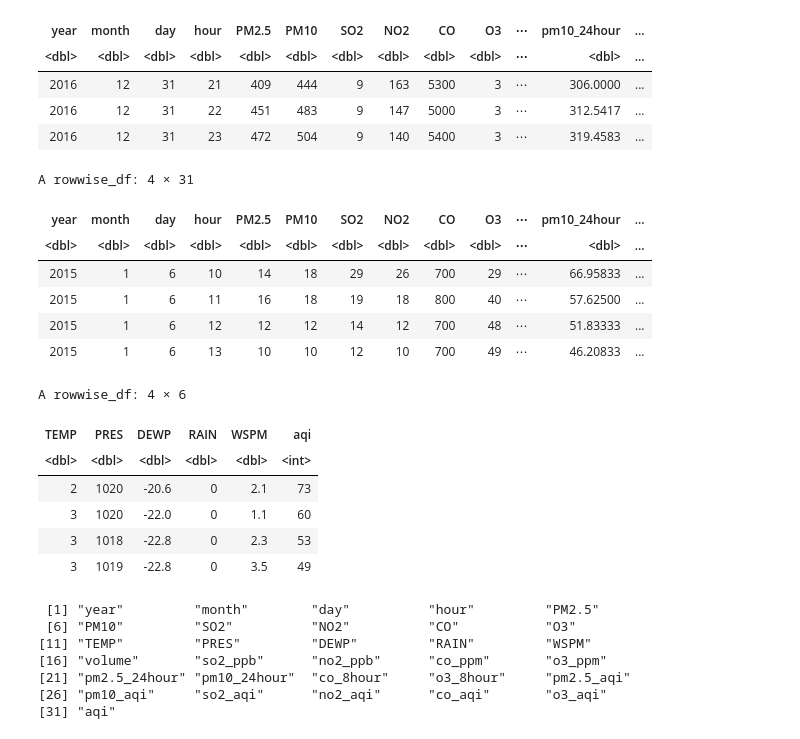
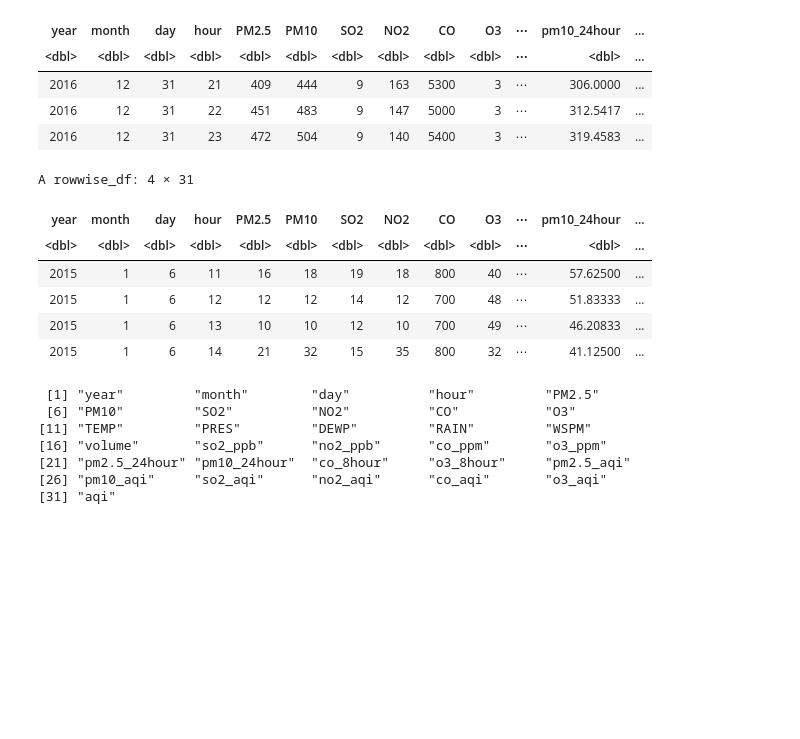
Before and after one commit to DonkeyBlaster/dsci-100-2023w1-group43, a Jupyter notebook: Report.ipynb, the cells around one changed output. Cells and saved outputs as stored; diff of their text form; code cells hidden in the pictures; blank space fills up the shorter version.

```diff
--- a/Report.ipynb
+++ b/Report.ipynb
@@ -199,26 +199,17 @@ A rowwise_df: 3 × 31
 # %%
 # Retrieve training and testing splits
 aqd_split <- initial_split(air_quality_data, prop = 0.75, strata = aqi)
 aqd_train <- training(aqd_split)
 aqd_test <- testing(aqd_split)
 head(aqd_train, 4)
-head(aqd_train |>
-        select(TEMP:WSPM, aqi), 4)
 # %% [output]
 A rowwise_df: 4 × 31
 | year | month | day | hour | PM2.5 | PM10 | SO2 | NO2 | CO | O3 | ⋯ | pm10_24hour | ... |
 | <dbl> | <dbl> | <dbl> | <dbl> | <dbl> | <dbl> | <dbl> | <dbl> | <dbl> | <dbl> | ⋯ | <dbl> | ... |
-| 2015 | 1 | 6 | 10 | 14 | 18 | 29 | 26 | 700 | 29 | ⋯ | 66.95833 | ... |
 | 2015 | 1 | 6 | 11 | 16 | 18 | 19 | 18 | 800 | 40 | ⋯ | 57.62500 | ... |
 | 2015 | 1 | 6 | 12 | 12 | 12 | 14 | 12 | 700 | 48 | ⋯ | 51.83333 | ... |
 | 2015 | 1 | 6 | 13 | 10 | 10 | 12 | 10 | 700 | 49 | ⋯ | 46.20833 | ... |
+| 2015 | 1 | 6 | 14 | 21 | 32 | 15 | 35 | 800 | 32 | ⋯ | 41.12500 | ... |
-A rowwise_df: 4 × 6
-| TEMP | PRES | DEWP | RAIN | WSPM | aqi |
-| <dbl> | <dbl> | <dbl> | <dbl> | <dbl> | <int> |
-| 2 | 1020 | -20.6 | 0 | 2.1 | 73 |
-| 3 | 1020 | -22.0 | 0 | 1.1 | 60 |
-| 3 | 1018 | -22.8 | 0 | 2.3 | 53 |
-| 3 | 1019 | -22.8 | 0 | 3.5 | 49 |
 # %%
 colnames(aqd_train)
 # %% [output]
```
Also changed, not shown: parts of 3 cells of this notebook.
